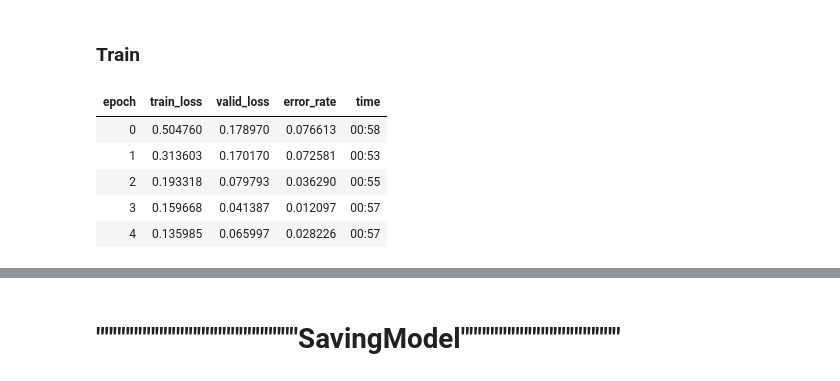
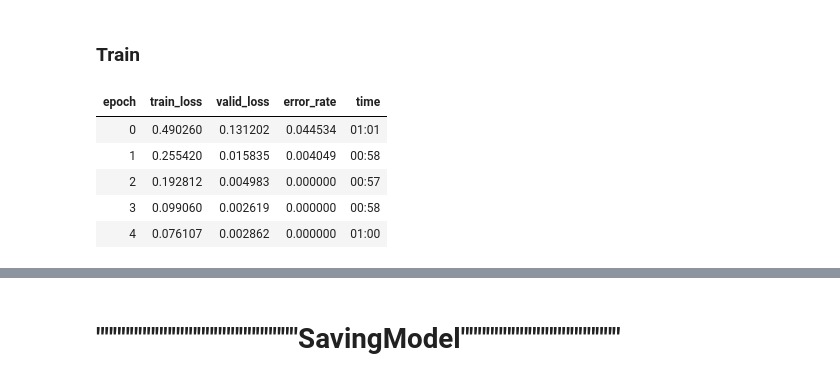
Before and after one commit to Tomas1337/MaskDetector, a Jupyter notebook: ResNetTraining_Fastai.ipynb, the cells around one changed output, grey strips where cells are left out. Cells and saved outputs as stored; diff of their text form; code cells hidden in the pictures.

```diff
--- a/ResNetTraining_Fastai.ipynb
+++ b/ResNetTraining_Fastai.ipynb
@@ -12,0 +15,4 @@ warnings.simplefilter("ignore")
+# %%
+from fastai.vision import *
+path = Path('train_data/')
+path.ls()
@@ -13,12 +24,9 @@ warnings.simplefilter("ignore")
 # %%
-from fastai.vision import *
-path = Path('data/')
-path.ls()
 classes = ['noMask','withMask']
 bs = 8
 np.random.seed(42)
-data = ImageDataBunch.from_folder(path, train="data", valid_pct=0.2,
-        ds_tfms=get_transforms(), size=128,bs=bs, num_workers=4).normalize(imagenet_stats)
+data = ImageDataBunch.from_folder(path, train=".", valid_pct=0.2,
+        ds_tfms=get_transforms(), size=224,bs=bs, num_workers=4).normalize(imagenet_stats)
 data.classes
 # %% [output]
 ['noMask', 'withMask']
@@ -24,0 +135,7 @@ data.classes
+# %%
+#USE ImageDataBunch fromList
+classes = ['noMask','withMask']
+np.random.seed(42)
+bs=8
+data = ImageDataBunch.from_csv(path, folder=".", valid_pct=0.2, csv_labels='cleaned.csv',
+                               ds_tfms=get_transforms(),bs=bs, size=228, num_workers=4).normalize(imagenet_stats)
@@ -31,17 +150,15 @@ data.show_batch(rows=3, figsize=(7,8))
 # %% [markdown]
 ### Create Learner
 # %%
-import torchvision
-
-learn = cnn_learner(data, models.resnet34, metrics=error_rate)
+learn_cln = cnn_learner(data, models.resnet34, metrics=error_rate)
 # %% [markdown]
 ### Train
 # %%
-learn.fit_one_cycle(5)
+learn_cln.fit_one_cycle(5)
 # %% [output]
 | epoch | train_loss | valid_loss | error_rate | time |
-| 0 | 0.504760 | 0.178970 | 0.076613 | 00:58 |
-| 1 | 0.313603 | 0.170170 | 0.072581 | 00:53 |
-| 2 | 0.193318 | 0.079793 | 0.036290 | 00:55 |
-| 3 | 0.159668 | 0.041387 | 0.012097 | 00:57 |
-| 4 | 0.135985 | 0.065997 | 0.028226 | 00:57 |
+| 0 | 0.490260 | 0.131202 | 0.044534 | 01:01 |
+| 1 | 0.255420 | 0.015835 | 0.004049 | 00:58 |
+| 2 | 0.192812 | 0.004983 | 0.000000 | 00:57 |
+| 3 | 0.099060 | 0.002619 | 0.000000 | 00:58 |
+| 4 | 0.076107 | 0.002862 | 0.000000 | 01:00 |
```
Also changed, not shown: parts of 55 cells of this notebook, 2 other files.
